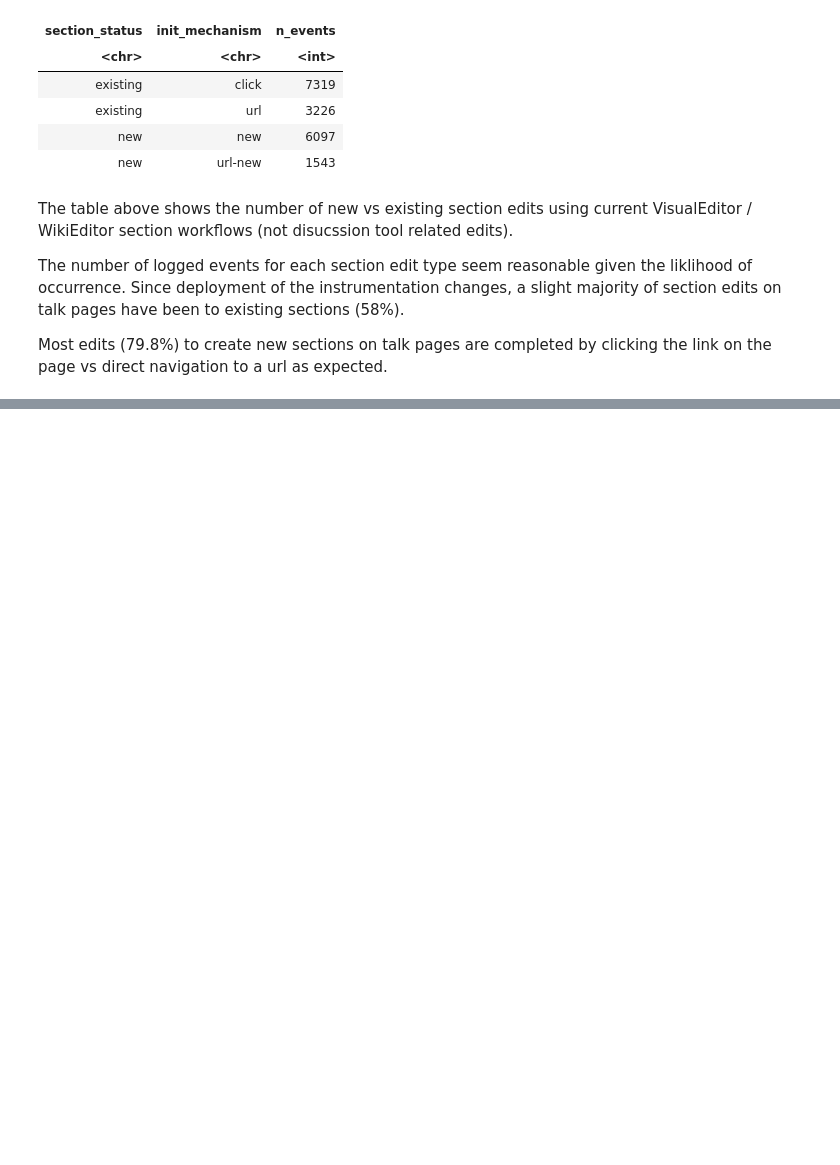
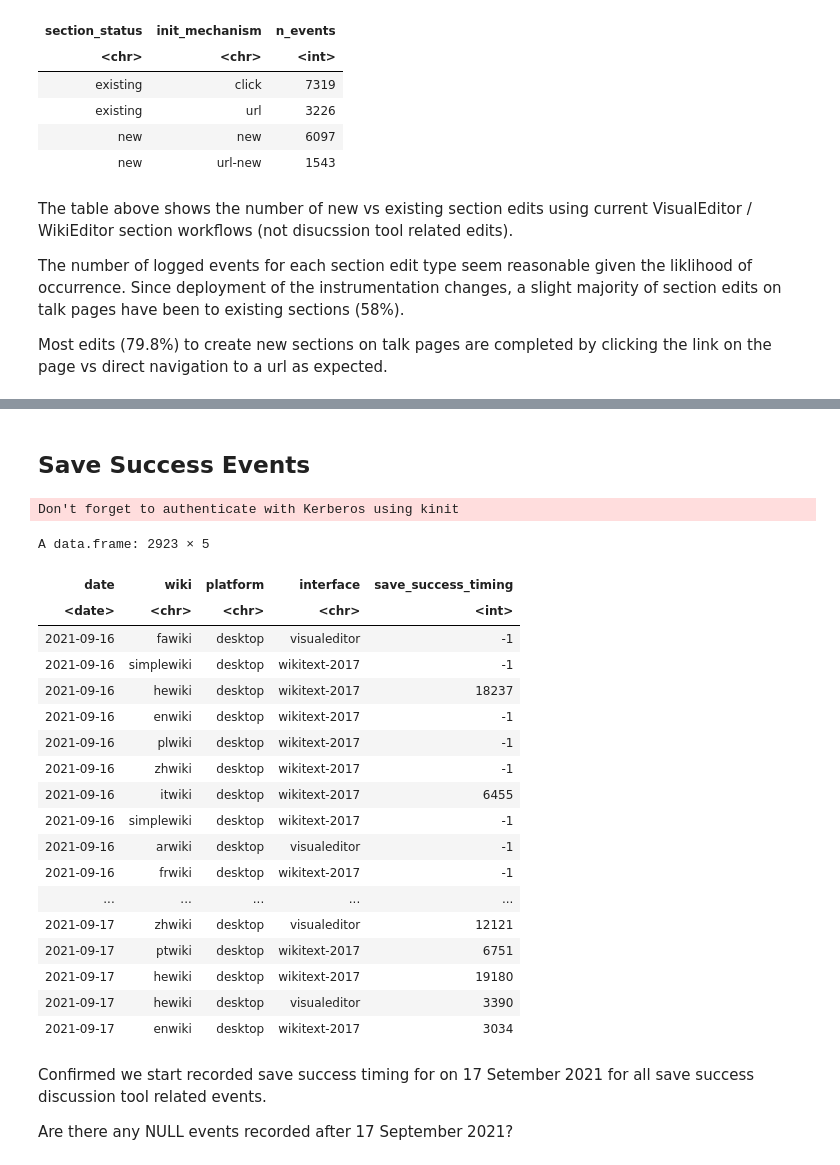
Before and after one commit to wikimedia-research/New-discussion-tool-analysis-2020, a Jupyter notebook: QA/new_discussion_tool_event_qa.ipynb, the cells around one changed output, grey strips where cells are left out. Saved outputs shown, nothing was run; the diff lists cells and outputs as text; code cells hidden in the pictures; blank space fills up the shorter version.

```diff
--- a/QA/new_discussion_tool_event_qa.ipynb
+++ b/QA/new_discussion_tool_event_qa.ipynb
@@ -493,0 +499,55 @@ Most edits (79.8%) to create new sections on talk pages are completed by clickin
+# %% [markdown]
+## Save Success Events
+# %%
+# Collect savesuccess events by discussion tool type
+query <-
+"
+SELECT
+  CONCAT(year, '-', LPAD(month, 2, '0'), '-', LPAD(day, 2, '0')) as `date`,
+  wiki AS wiki,
+  event.editing_session_id AS session_id,
+  event.platform as platform,
+  event.editor_interface as interface,
+  event.save_success_timing As save_success_timing
+FROM event.editattemptstep
+WHERE
+  event.action = 'saveSuccess'
+  AND event.integration = 'discussiontools'
+  AND year = 2021
+  AND dt >= '2021-09-16'
+"
+# %%
+save_success_events <- wmfdata::query_hive(query)
+# %% [output]
+Don't forget to authenticate with Kerberos using kinit
+# %%
+save_success_events$date <- as.Date(save_success_events$date, format = "%Y-%m-%d")
+# %%
+save_success_events %>%
+select(-3) %>%
+filter(date <= '2021-09-17')%>%
+arrange(date)
+# %% [output]
+A data.frame: 2923 × 5
+| date | wiki | platform | interface | save_success_timing |
+| <date> | <chr> | <chr> | <chr> | <int> |
+| 2021-09-16 | fawiki | desktop | visualeditor | -1 |
+| 2021-09-16 | simplewiki | desktop | wikitext-2017 | -1 |
+| 2021-09-16 | hewiki | desktop | wikitext-2017 | 18237 |
+| 2021-09-16 | enwiki | desktop | wikitext-2017 | -1 |
+| 2021-09-16 | plwiki | desktop | wikitext-2017 | -1 |
+| 2021-09-16 | zhwiki | desktop | wikitext-2017 | -1 |
+| 2021-09-16 | itwiki | desktop | wikitext-2017 | 6455 |
+| 2021-09-16 | simplewiki | desktop | wikitext-2017 | -1 |
+| 2021-09-16 | arwiki | desktop | visualeditor | -1 |
+| 2021-09-16 | frwiki | desktop | wikitext-2017 | -1 |
+| ... | ... | ... | ... | ... |
+| 2021-09-17 | zhwiki | desktop | visualeditor | 12121 |
+| 2021-09-17 | ptwiki | desktop | wikitext-2017 | 6751 |
+| 2021-09-17 | hewiki | desktop | wikitext-2017 | 19180 |
+| 2021-09-17 | hewiki | desktop | visualeditor | 3390 |
+| 2021-09-17 | enwiki | desktop | wikitext-2017 | 3034 |
+# %% [markdown]
+Confirmed we start recorded save success timing for on 17 Setember 2021 for all save success discussion tool related events.
+
+Are there any NULL events recorded after 17 September 2021?
```
Also changed, not shown: parts of 22 cells of this notebook.
